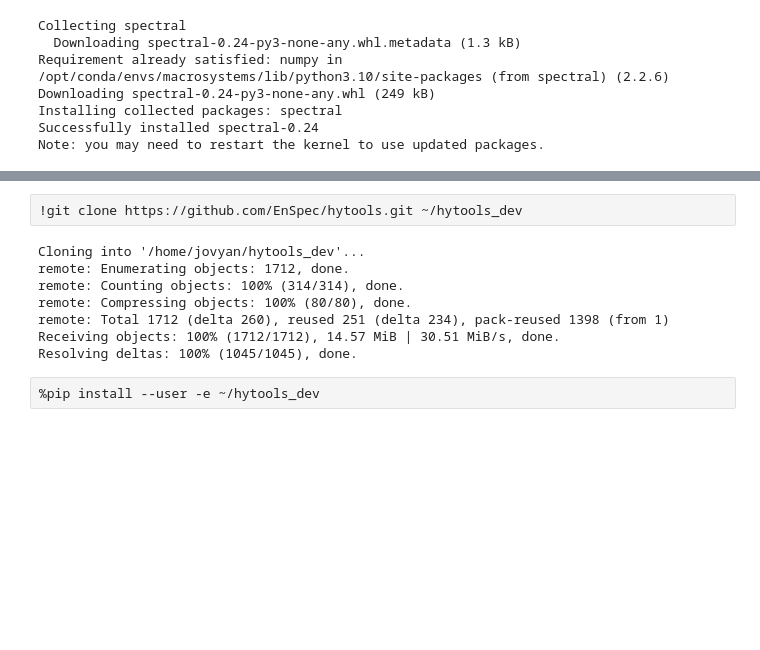
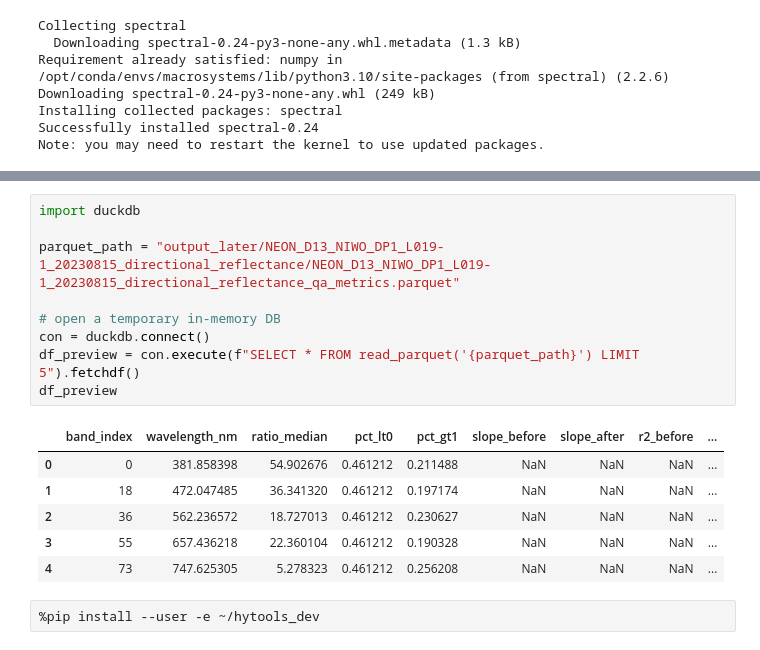
Before and after one commit to earthlab/cross-sensor-cal, a Jupyter notebook: Raster_processing.ipynb, the cells around one changed output, grey strips where cells are left out. Drawn from its saved outputs; the diff is of its cells as text; blank space fills up the shorter version.

```diff
--- a/Raster_processing.ipynb
+++ b/Raster_processing.ipynb
@@ -73,13 +77,19 @@ go_forth_and_multiply(
 # %%
-!git clone https://github.com/EnSpec/hytools.git ~/hytools_dev
+import duckdb
+
+parquet_path = "output_later/NEON_D13_NIWO_DP1_L019-1_20230815_directional_reflectance/NEON_D13_NIWO_DP1_L019-1_20230815_directional_reflectance_qa_metrics.parquet"
+
+# open a temporary in-memory DB
+con = duckdb.connect()
+df_preview = con.execute(f"SELECT * FROM read_parquet('{parquet_path}') LIMIT 5").fetchdf()
+df_preview
 # %% [output]
-Cloning into '/home/jovyan/hytools_dev'...
-remote: Enumerating objects: 1712, done.
-remote: Counting objects: 100% (314/314), done.
-remote: Compressing objects: 100% (80/80), done.
-remote: Total 1712 (delta 260), reused 251 (delta 234), pack-reused 1398 (from 1)
-Receiving objects: 100% (1712/1712), 14.57 MiB | 30.51 MiB/s, done.
-Resolving deltas: 100% (1045/1045), done.
+|  | band_index | wavelength_nm | ratio_median | pct_lt0 | pct_gt1 | slope_before | slope_after | r2_before | ... |
+| 0 | 0 | 381.858398 | 54.902676 | 0.461212 | 0.211488 | NaN | NaN | NaN | ... |
+| 1 | 18 | 472.047485 | 36.341320 | 0.461212 | 0.197174 | NaN | NaN | NaN | ... |
+| 2 | 36 | 562.236572 | 18.727013 | 0.461212 | 0.230627 | NaN | NaN | NaN | ... |
+| 3 | 55 | 657.436218 | 22.360104 | 0.461212 | 0.190328 | NaN | NaN | NaN | ... |
+| 4 | 73 | 747.625305 | 5.278323 | 0.461212 | 0.256208 | NaN | NaN | NaN | ... |
 # %%
 %pip install --user -e ~/hytools_dev
 # %% [output]
```
Also changed, not shown: parts of 3 cells of this notebook.
